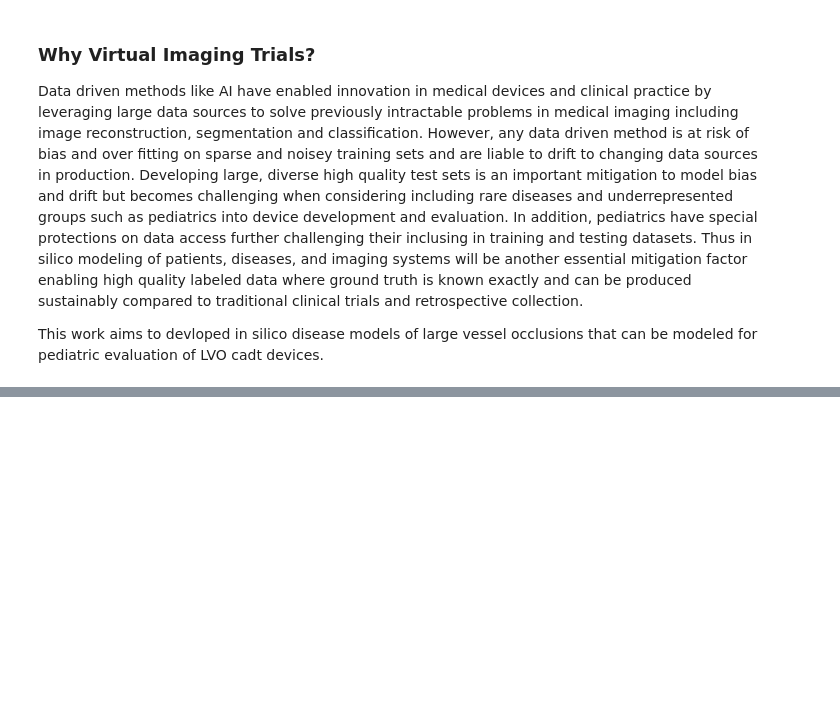
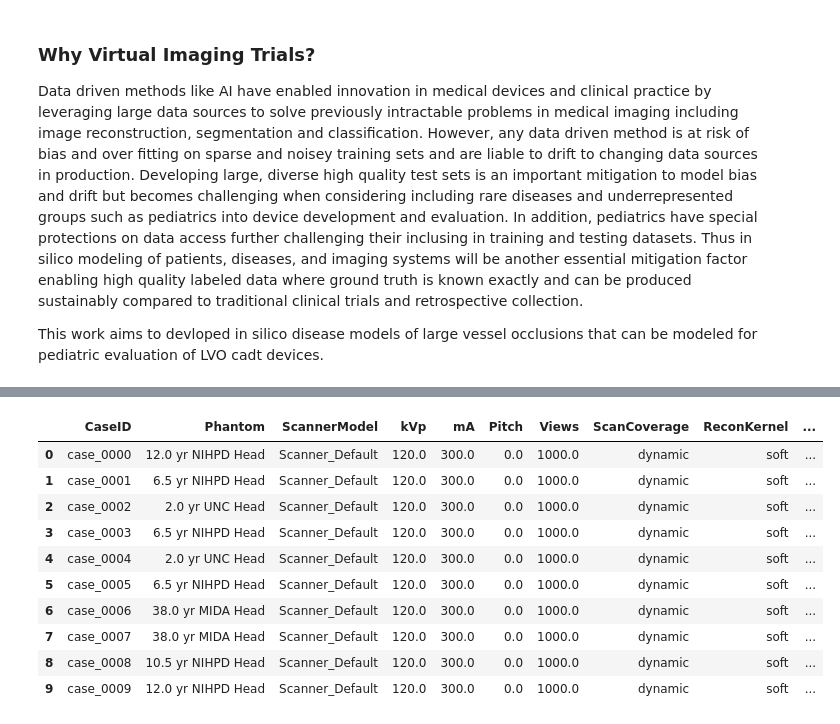
Before and after one commit to DIDSR/VITools, a Jupyter notebook: notebooks/03_studies.ipynb, the cells around one changed output, grey strips where cells are left out. Drawn from its saved outputs; the diff is of its cells as text; code cells hidden in the pictures; blank space fills up the shorter version.

Commit message:
parallel and serial working for new Study class

```diff
--- a/notebooks/03_studies.ipynb
+++ b/notebooks/03_studies.ipynb
@@ -479,0 +52,14 @@ plt.imshow(study.lesion[0], cmap='Reds', alpha=0.1)
+# %%
+Study.generate_from_distributions(desired_cases=10)
+# %% [output]
+|  | CaseID | Phantom | ScannerModel | kVp | mA | Pitch | Views | ScanCoverage | ReconKernel | ... |
+| 0 | case_0000 | 12.0 yr NIHPD Head | Scanner_Default | 120.0 | 300.0 | 0.0 | 1000.0 | dynamic | soft | ... |
+| 1 | case_0001 | 6.5 yr NIHPD Head | Scanner_Default | 120.0 | 300.0 | 0.0 | 1000.0 | dynamic | soft | ... |
+| 2 | case_0002 | 2.0 yr UNC Head | Scanner_Default | 120.0 | 300.0 | 0.0 | 1000.0 | dynamic | soft | ... |
+| 3 | case_0003 | 6.5 yr NIHPD Head | Scanner_Default | 120.0 | 300.0 | 0.0 | 1000.0 | dynamic | soft | ... |
+| 4 | case_0004 | 2.0 yr UNC Head | Scanner_Default | 120.0 | 300.0 | 0.0 | 1000.0 | dynamic | soft | ... |
+| 5 | case_0005 | 6.5 yr NIHPD Head | Scanner_Default | 120.0 | 300.0 | 0.0 | 1000.0 | dynamic | soft | ... |
+| 6 | case_0006 | 38.0 yr MIDA Head | Scanner_Default | 120.0 | 300.0 | 0.0 | 1000.0 | dynamic | soft | ... |
+| 7 | case_0007 | 38.0 yr MIDA Head | Scanner_Default | 120.0 | 300.0 | 0.0 | 1000.0 | dynamic | soft | ... |
+| 8 | case_0008 | 10.5 yr NIHPD Head | Scanner_Default | 120.0 | 300.0 | 0.0 | 1000.0 | dynamic | soft | ... |
+| 9 | case_0009 | 12.0 yr NIHPD Head | Scanner_Default | 120.0 | 300.0 | 0.0 | 1000.0 | dynamic | soft | ... |
```
Also changed, not shown: parts of 81 cells of this notebook, 14 other files.
